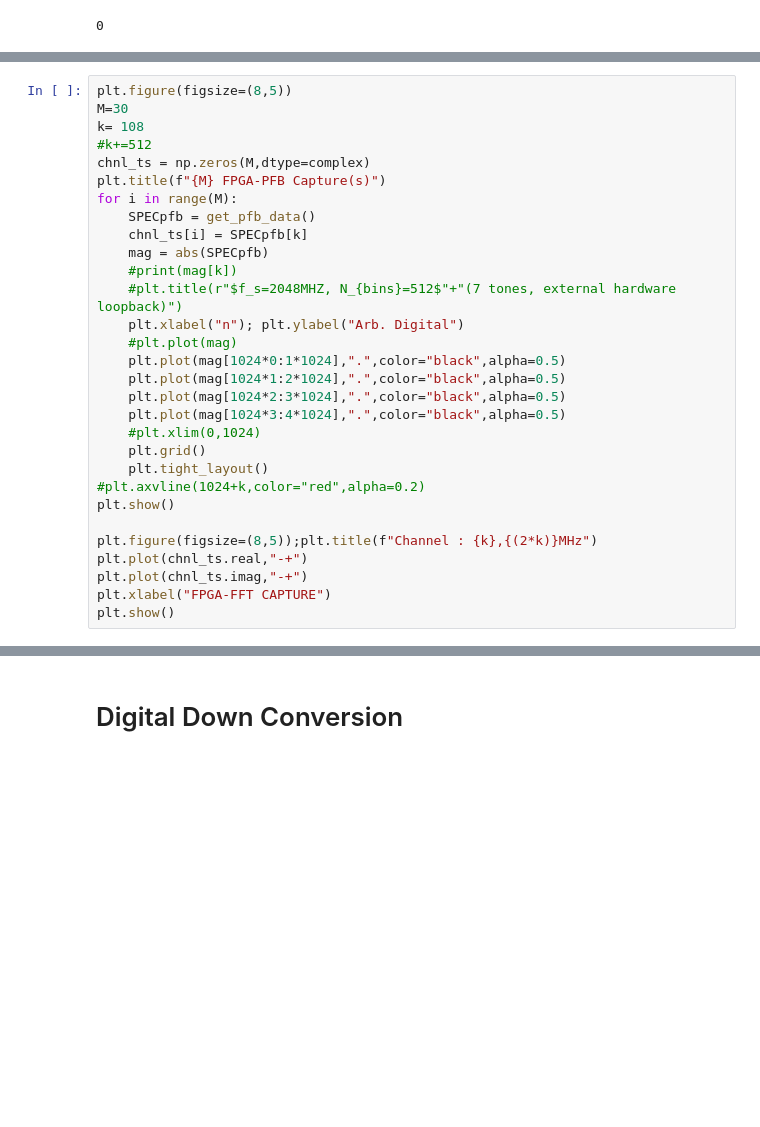
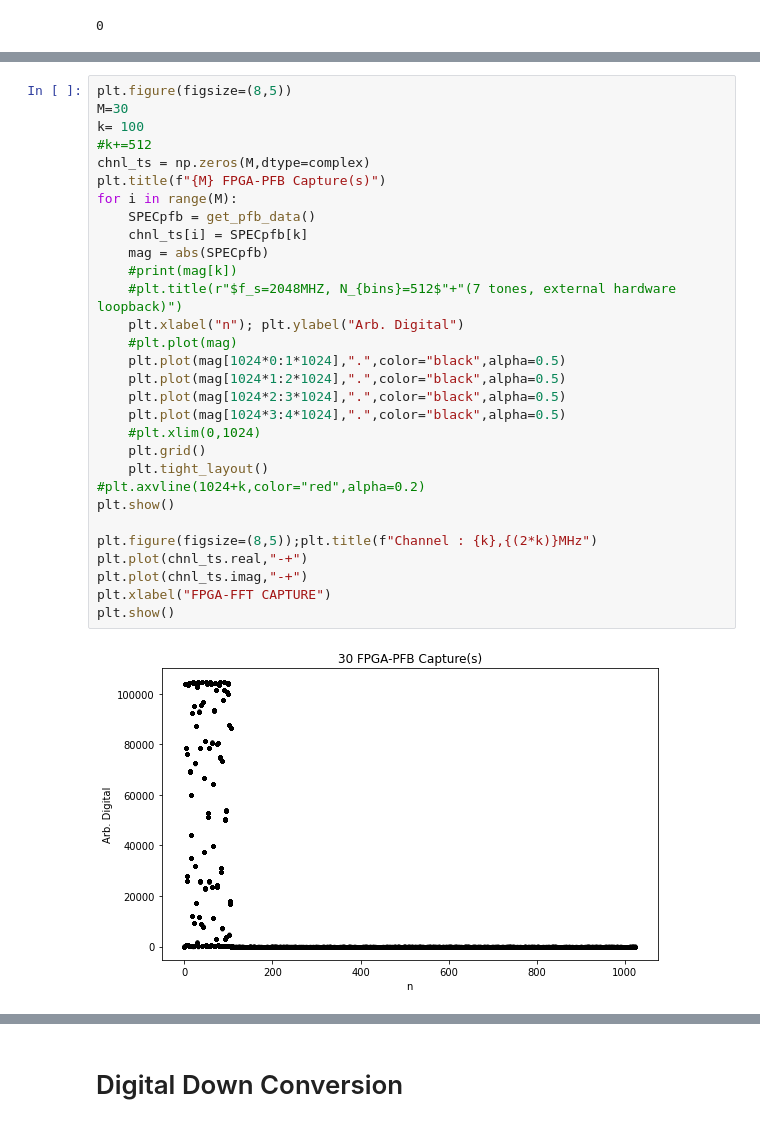
Before and after one commit to realtimeradio/umanc, a Jupyter notebook: souk/BLAST-Firmware-casperfpga.ipynb, the cells around one changed output, grey strips where cells are left out. Cells and saved outputs as stored; diff of their text form; blank space fills up the shorter version.

```diff
--- a/souk/BLAST-Firmware-casperfpga.ipynb
+++ b/souk/BLAST-Firmware-casperfpga.ipynb
@@ -464,30 +467,32 @@ SPECpfb
 # %%
 plt.figure(figsize=(8,5))
 M=30
-k= 108
+k= 100
 #k+=512
 chnl_ts = np.zeros(M,dtype=complex)
 plt.title(f"{M} FPGA-PFB Capture(s)")
 for i in range(M):
     SPECpfb = get_pfb_data()
     chnl_ts[i] = SPECpfb[k]
     mag = abs(SPECpfb)
     #print(mag[k])
     #plt.title(r"$f_s=2048MHZ, N_{bins}=512$"+"(7 tones, external hardware loopback)")
     plt.xlabel("n"); plt.ylabel("Arb. Digital")
     #plt.plot(mag)
     plt.plot(mag[1024*0:1*1024],".",color="black",alpha=0.5)
     plt.plot(mag[1024*1:2*1024],".",color="black",alpha=0.5)
     plt.plot(mag[1024*2:3*1024],".",color="black",alpha=0.5)
     plt.plot(mag[1024*3:4*1024],".",color="black",alpha=0.5)
     #plt.xlim(0,1024)
     plt.grid()
     plt.tight_layout()
 #plt.axvline(1024+k,color="red",alpha=0.2)
 plt.show()
 
 plt.figure(figsize=(8,5));plt.title(f"Channel : {k},{(2*k)}MHz")
 plt.plot(chnl_ts.real,"-+")
 plt.plot(chnl_ts.imag,"-+")
 plt.xlabel("FPGA-FFT CAPTURE")
 plt.show()
+# %% [output]
+[figure, added]
```
Also changed, not shown: parts of 14 cells of this notebook.
